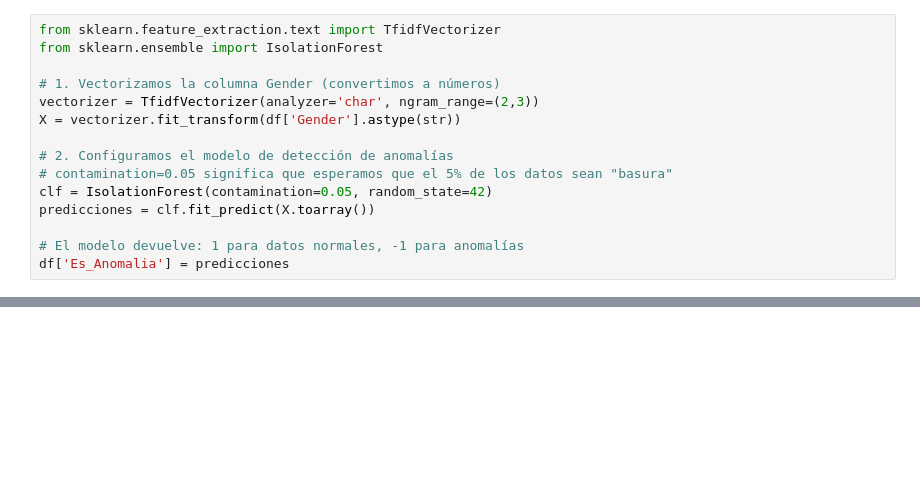
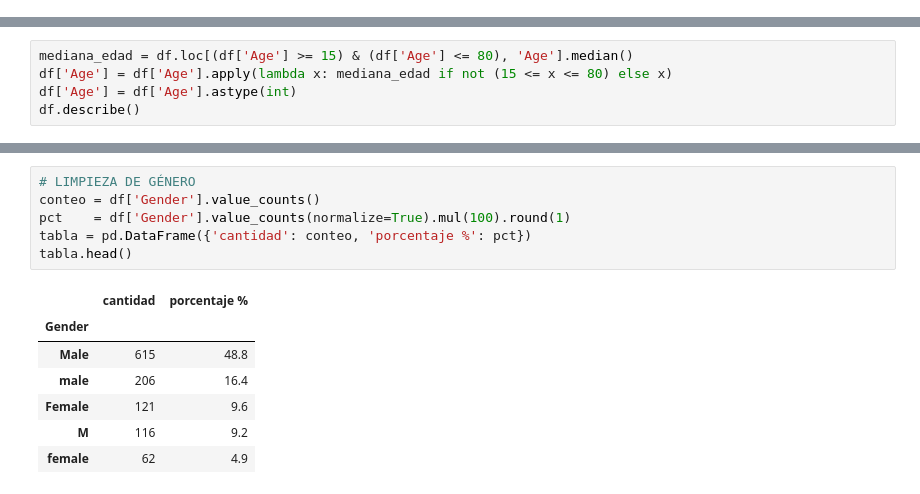
Before and after one commit to darig7w7/ProyectoSaludMental, a Jupyter notebook: SaludMental.ipynb, the cells around one changed output, grey strips where cells are left out. Saved outputs shown, nothing was run; the diff lists cells and outputs as text; blank space fills up the shorter version.

```diff
--- a/SaludMental.ipynb
+++ b/SaludMental.ipynb
@@ -74,15 +25,0 @@ dtype: object
-# %%
-from sklearn.feature_extraction.text import TfidfVectorizer
-from sklearn.ensemble import IsolationForest
-
-# 1. Vectorizamos la columna Gender (convertimos a números)
-vectorizer = TfidfVectorizer(analyzer='char', ngram_range=(2,3))
-X = vectorizer.fit_transform(df['Gender'].astype(str))
-
-# 2. Configuramos el modelo de detección de anomalías
-# contamination=0.05 significa que esperamos que el 5% de los datos sean "basura"
-clf = IsolationForest(contamination=0.05, random_state=42)
-predicciones = clf.fit_predict(X.toarray())
-
-# El modelo devuelve: 1 para datos normales, -1 para anomalías
-df['Es_Anomalia'] = predicciones
@@ -88,0 +66,5 @@ df['Es_Anomalia'] = predicciones
+# %%
+mediana_edad = df.loc[(df['Age'] >= 15) & (df['Age'] <= 80), 'Age'].median()
+df['Age'] = df['Age'].apply(lambda x: mediana_edad if not (15 <= x <= 80) else x)
+df['Age'] = df['Age'].astype(int)
+df.describe()
@@ -88,0 +81,14 @@ df['Es_Anomalia'] = predicciones
+# %%
+# LIMPIEZA DE GÉNERO
+conteo = df['Gender'].value_counts()
+pct    = df['Gender'].value_counts(normalize=True).mul(100).round(1)
+tabla = pd.DataFrame({'cantidad': conteo, 'porcentaje %': pct})
+tabla.head()
+# %% [output]
+|  | cantidad | porcentaje % |
+| Gender |  |  |
+| Male | 615 | 48.8 |
+| male | 206 | 16.4 |
+| Female | 121 | 9.6 |
+| M | 116 | 9.2 |
+| female | 62 | 4.9 |
```
Also changed, not shown: parts of 40 cells of this notebook.
